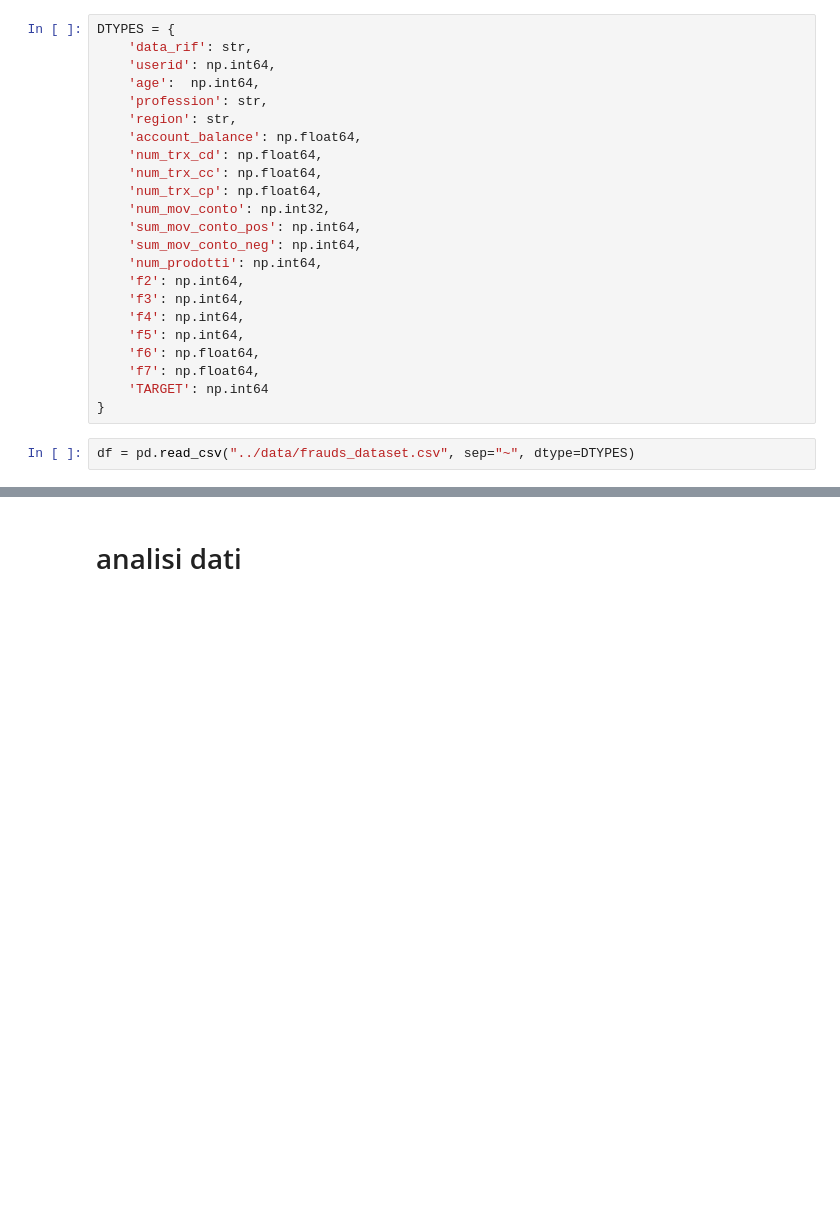
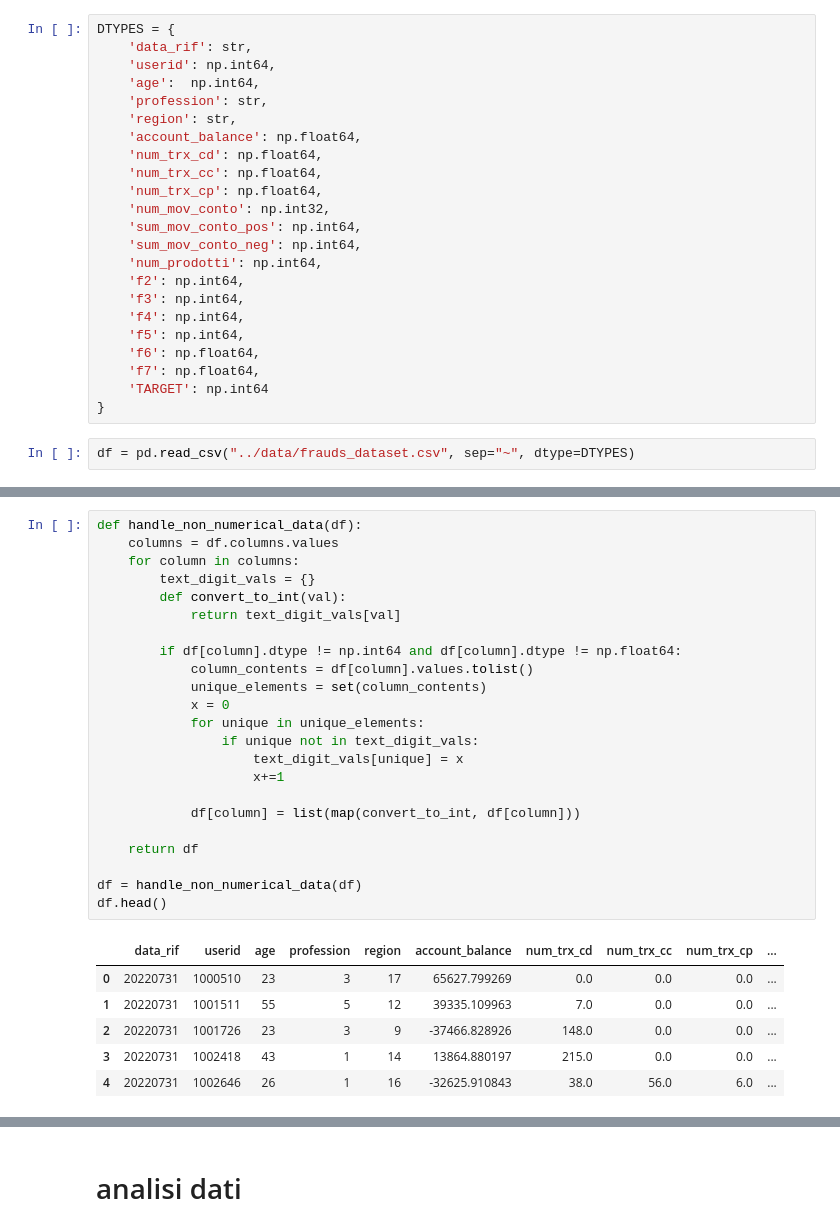
Before and after one commit to Leo-Rola/ml_engineer_exercises, a Jupyter notebook: notebooks/1-esercizio-ml.ipynb, the cells around one changed output, grey strips where cells are left out. Saved outputs shown, nothing was run; the diff lists cells and outputs as text; blank space fills up the shorter version.

```diff
--- a/notebooks/1-esercizio-ml.ipynb
+++ b/notebooks/1-esercizio-ml.ipynb
@@ -67,0 +130,30 @@ df.head()
+# %%
+def handle_non_numerical_data(df):
+    columns = df.columns.values
+    for column in columns:
+        text_digit_vals = {}
+        def convert_to_int(val):
+            return text_digit_vals[val]
+
+        if df[column].dtype != np.int64 and df[column].dtype != np.float64:
+            column_contents = df[column].values.tolist()
+            unique_elements = set(column_contents)
+            x = 0
+            for unique in unique_elements:
+                if unique not in text_digit_vals:
+                    text_digit_vals[unique] = x
+                    x+=1
+
+            df[column] = list(map(convert_to_int, df[column]))
+
+    return df
+
+df = handle_non_numerical_data(df)
+df.head()
+# %% [output]
+|  | data_rif | userid | age | profession | region | account_balance | num_trx_cd | num_trx_cc | num_trx_cp | ... |
+| 0 | 20220731 | 1000510 | 23 | 3 | 17 | 65627.799269 | 0.0 | 0.0 | 0.0 | ... |
+| 1 | 20220731 | 1001511 | 55 | 5 | 12 | 39335.109963 | 7.0 | 0.0 | 0.0 | ... |
+| 2 | 20220731 | 1001726 | 23 | 3 | 9 | -37466.828926 | 148.0 | 0.0 | 0.0 | ... |
+| 3 | 20220731 | 1002418 | 43 | 1 | 14 | 13864.880197 | 215.0 | 0.0 | 0.0 | ... |
+| 4 | 20220731 | 1002646 | 26 | 1 | 16 | -32625.910843 | 38.0 | 56.0 | 6.0 | ... |
```
Also changed, not shown: parts of 14 cells of this notebook, 7 other files.
